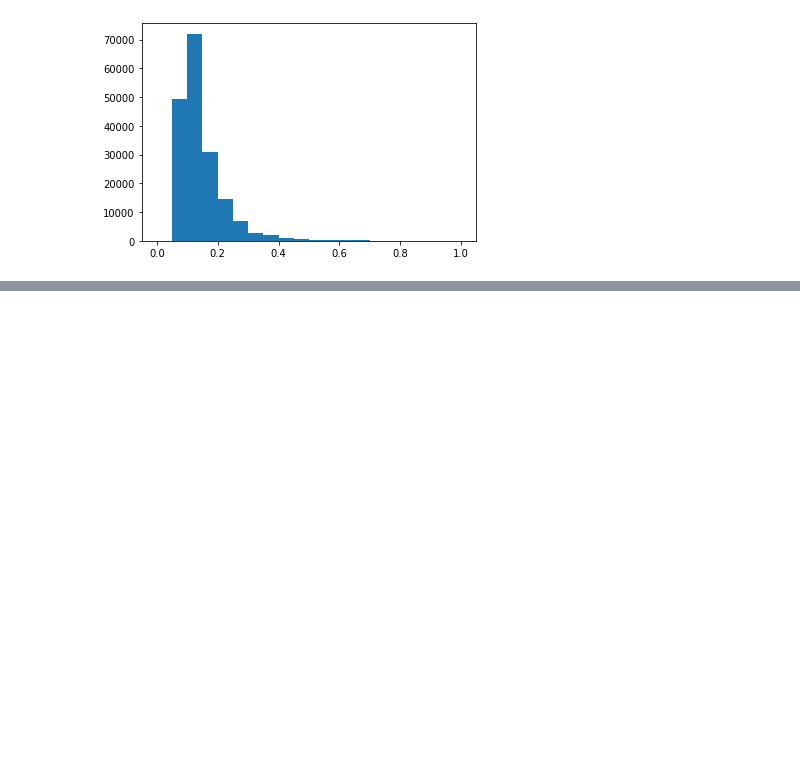
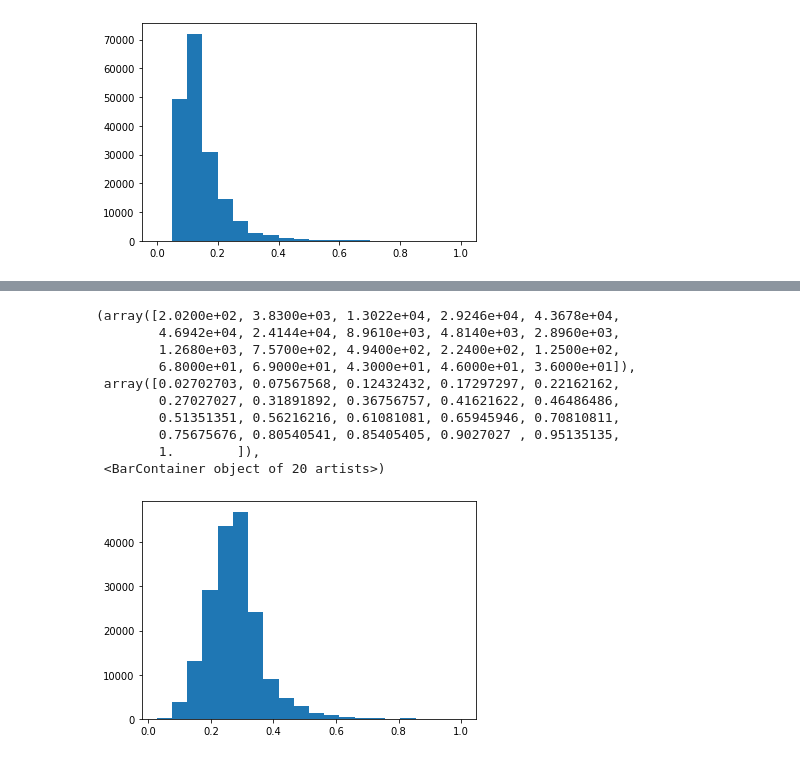
Before and after one commit to JIElite/Taiwan-house-pricing, a Jupyter notebook: notebook/Explore_Scaler.ipynb, the cells around one changed output, grey strips where cells are left out. Saved outputs shown, nothing was run; the diff lists cells and outputs as text; code cells hidden in the pictures; blank space fills up the shorter version.

```diff
--- a/notebook/Explore_Scaler.ipynb
+++ b/notebook/Explore_Scaler.ipynb
@@ -205,0 +252,19 @@ plt.hist(max_abs_normalized_data, bins=20)
+# %%
+from sklearn.preprocessing import MaxAbsScaler
+
+max_abs_scaler = MaxAbsScaler()
+max_abs_scaler.fit(data)
+max_abs_normalized_data = max_abs_scaler.transform(data)
+plt.hist(max_abs_normalized_data, bins=20)
+# %% [output]
+(array([2.0200e+02, 3.8300e+03, 1.3022e+04, 2.9246e+04, 4.3678e+04,
+        4.6942e+04, 2.4144e+04, 8.9610e+03, 4.8140e+03, 2.8960e+03,
+        1.2680e+03, 7.5700e+02, 4.9400e+02, 2.2400e+02, 1.2500e+02,
+        6.8000e+01, 6.9000e+01, 4.3000e+01, 4.6000e+01, 3.6000e+01]),
+ array([0.02702703, 0.07567568, 0.12432432, 0.17297297, 0.22162162,
+        0.27027027, 0.31891892, 0.36756757, 0.41621622, 0.46486486,
+        0.51351351, 0.56216216, 0.61081081, 0.65945946, 0.70810811,
+        0.75675676, 0.80540541, 0.85405405, 0.9027027 , 0.95135135,
+        1.        ]),
+ <BarContainer object of 20 artists>)
+[figure, added]
```
Also changed, not shown: parts of 3 cells of this notebook.
